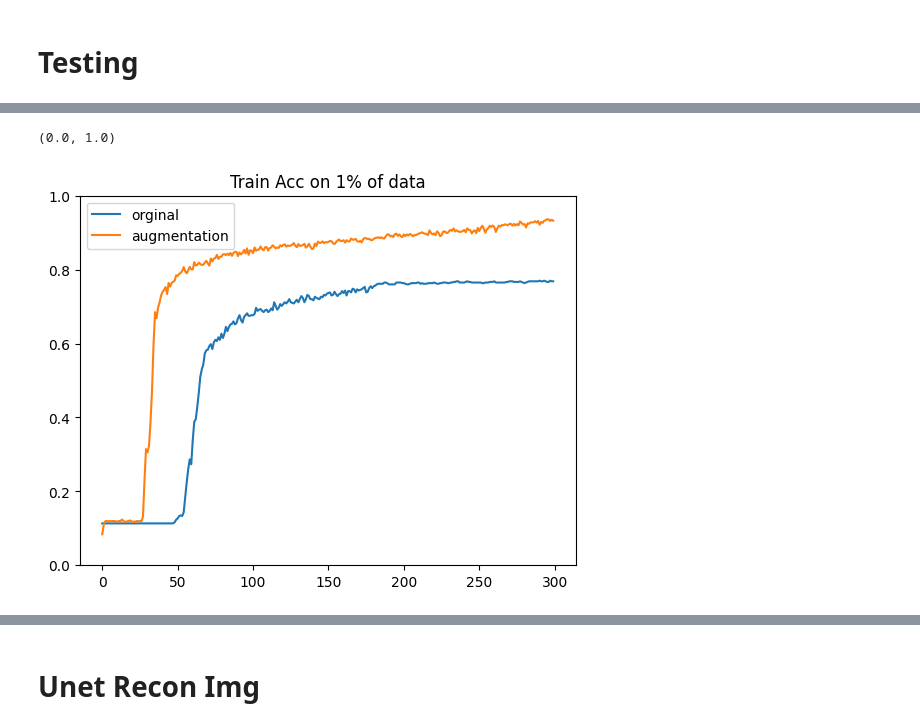
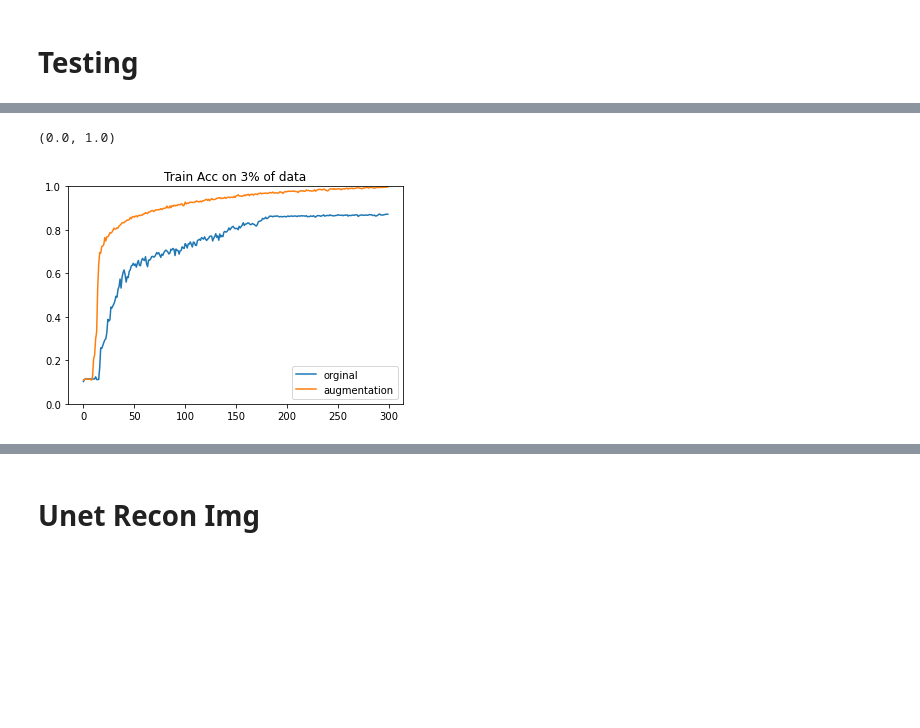
Before and after one commit to bochendong/Data-Augmentation-Optimization, a Jupyter notebook: Unet_mnist/3%/Train_interact.ipynb, the cells around one changed output, grey strips where cells are left out. Cells and saved outputs as stored; diff of their text form; code cells hidden in the pictures; blank space fills up the shorter version.

```diff
--- a/Unet_mnist/3%/Train_interact.ipynb
+++ b/Unet_mnist/3%/Train_interact.ipynb
@@ -649,12 +651,14 @@ plt.ylim(0, 1)
 # %%
 plt.plot(range(0, dnn_epoch), acc_history)
 plt.plot(range(0, dnn_epoch), acc_history_1)
-plt.title("Train Acc on 1% of data")
+plt.title("Train Acc on 3% of data")
 plt.legend(['orginal', 'augmentation'])
+
+
 plt.ylim(0, 1)
 # %% [output]
 (0.0, 1.0)
-[figure, old version]
+[figure, new version]
 # %%
 plt.plot(range(0, dnn_epoch), test_acc_history)
 plt.plot(range(0, dnn_epoch), test_acc_history_1)
```
Also changed, not shown: parts of 13 cells of this notebook.
